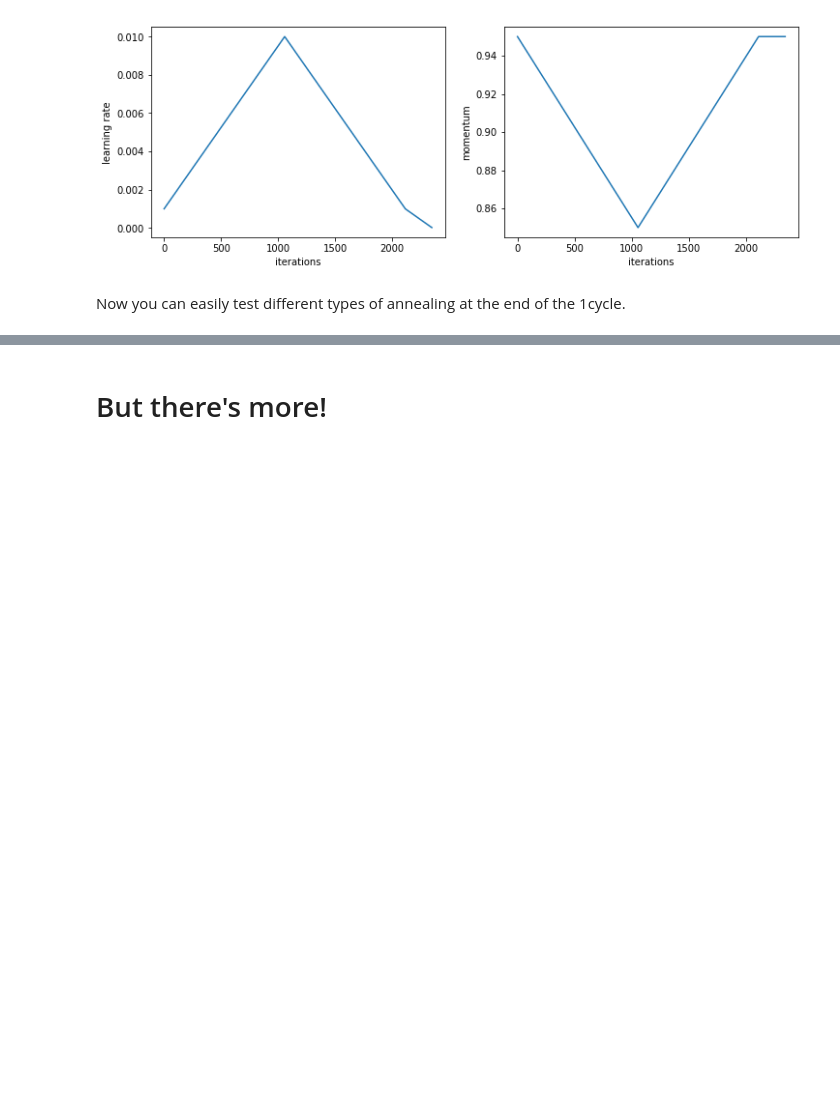
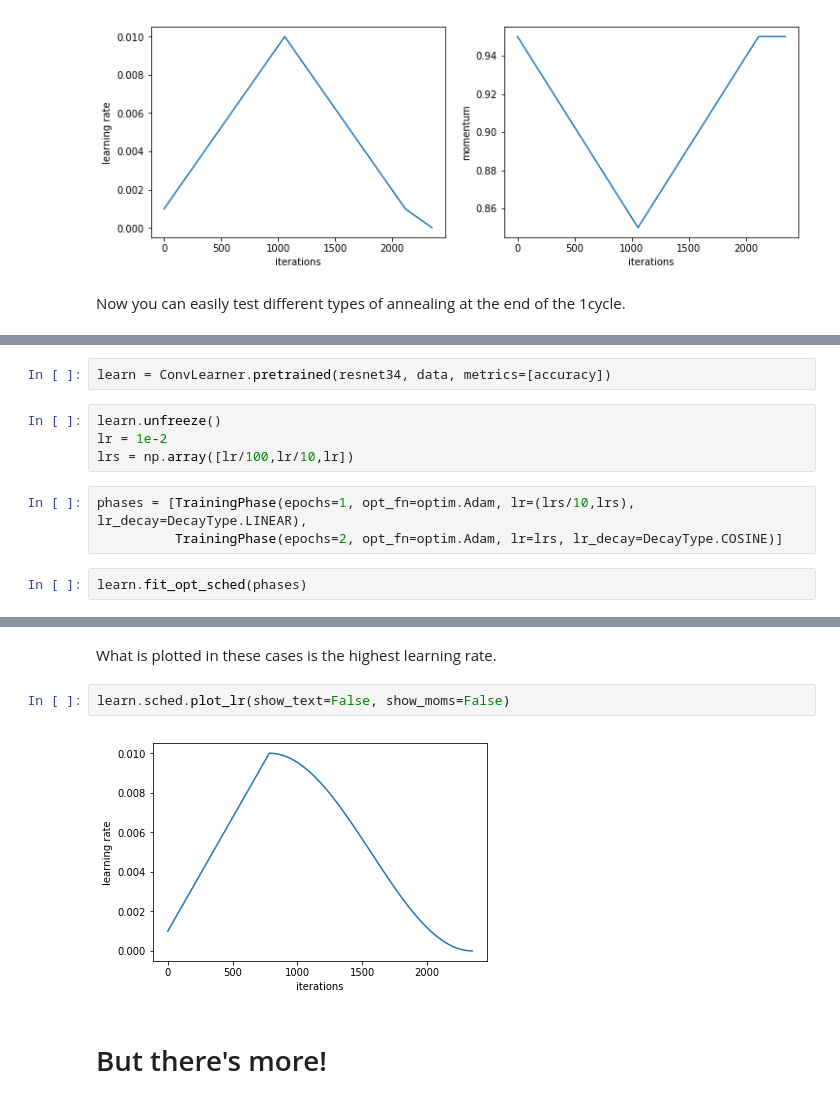
Before and after one commit to sgugger/Deep-Learning, a Jupyter notebook: Understanding the new fastai API for scheduling training.ipynb, the cells around one changed output, grey strips where cells are left out. Drawn from its saved outputs; the diff is of its cells as text; blank space fills up the shorter version.

```diff
--- a/Understanding the new fastai API for scheduling training.ipynb
+++ b/Understanding the new fastai API for scheduling training.ipynb
@@ -315,0 +320,11 @@ Now you can easily test different types of annealing at the end of the 1cycle.
+# %%
+learn = ConvLearner.pretrained(resnet34, data, metrics=[accuracy])
+# %%
+learn.unfreeze()
+lr = 1e-2
+lrs = np.array([lr/100,lr/10,lr])
+# %%
+phases = [TrainingPhase(epochs=1, opt_fn=optim.Adam, lr=(lrs/10,lrs), lr_decay=DecayType.LINEAR),
+          TrainingPhase(epochs=2, opt_fn=optim.Adam, lr=lrs, lr_decay=DecayType.COSINE)]
+# %%
+learn.fit_opt_sched(phases)
@@ -316,3 +340,9 @@ Now you can easily test different types of annealing at the end of the 1cycle.
+# %% [markdown]
+What is plotted in these cases is the highest learning rate.
+# %%
+learn.sched.plot_lr(show_text=False, show_moms=False)
+# %% [output]
+[figure, added]
 # %% [markdown]
 # But there's more!
 # %% [markdown]
```
Also changed, not shown: parts of 3 cells of this notebook.
